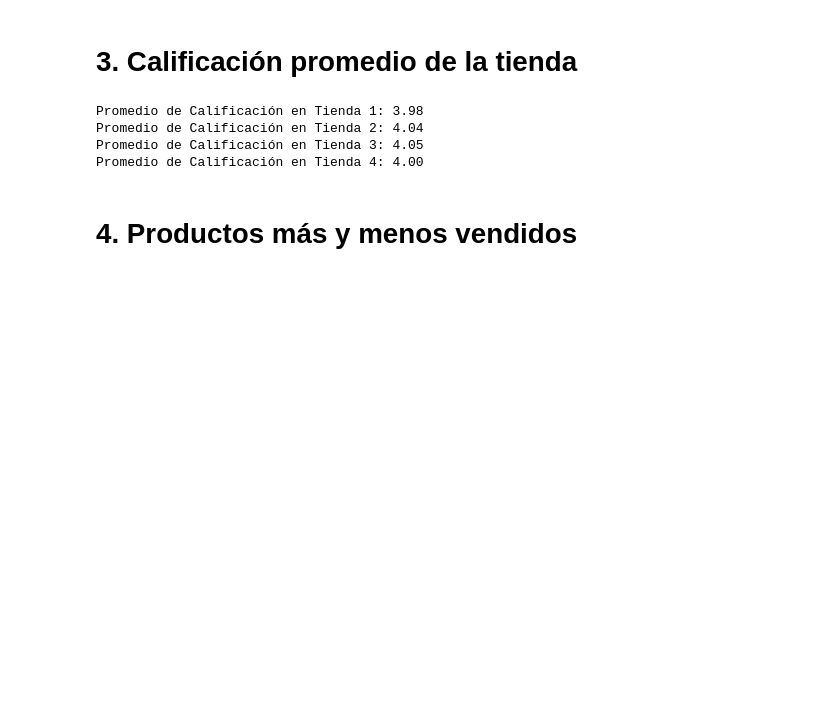
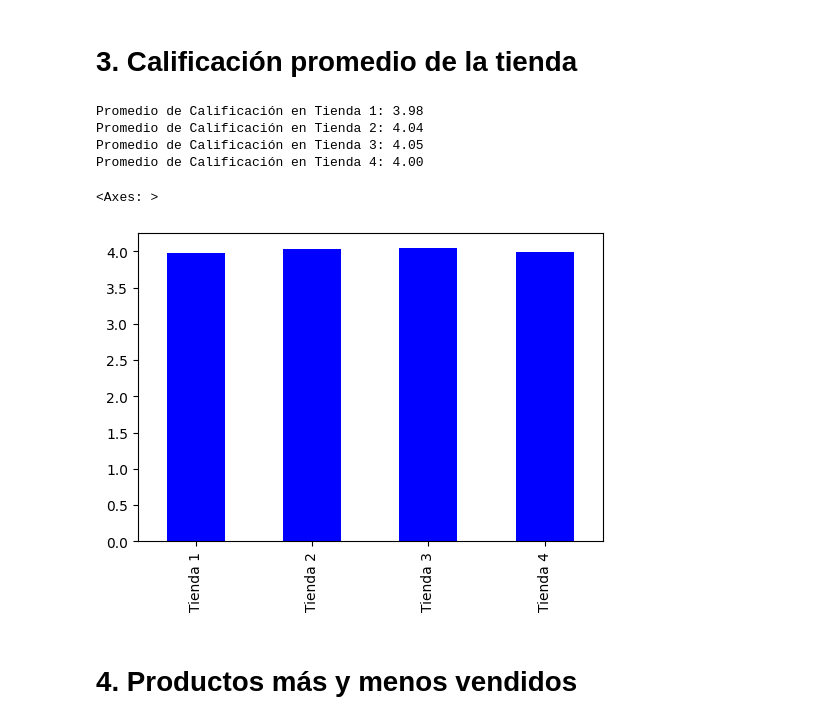
Before and after one commit to ferneysua123-dot/AluraStore_Ferney_Suarez, a Jupyter notebook: AluraStoreLatam.ipynb, the cells around one changed output. Saved outputs shown, nothing was run; the diff lists cells and outputs as text; code cells hidden in the pictures; blank space fills up the shorter version.

Commit message:
Finalización de código para productos más y menos vendidos. Resultado final y mejora en sección de ventas por tienda en $

```diff
--- a/AluraStoreLatam.ipynb
+++ b/AluraStoreLatam.ipynb
@@ -10,12 +10,12 @@ url2 = "https://raw.githubusercontent.com/alura-es-cursos/challenge1-data-scienc
 url3 = "https://raw.githubusercontent.com/alura-es-cursos/challenge1-data-science-latam/refs/heads/main/base-de-datos-challenge1-latam/tienda_3.csv"
 url4 = "https://raw.githubusercontent.com/alura-es-cursos/challenge1-data-science-latam/refs/heads/main/base-de-datos-challenge1-latam/tienda_4.csv"
 
-tienda = pd.read_csv(url)
+tienda1 = pd.read_csv(url)
 tienda2 = pd.read_csv(url2)
 tienda3 = pd.read_csv(url3)
 tienda4 = pd.read_csv(url4)
 
-tienda.head()
+tienda1.head()
 # %% [output]
 |  | Producto | Categoría del Producto | Precio | Costo de envío | Fecha de Compra | Vendedor | Lugar de Compra | ... |
 | 0 | Asistente virtual | Electrónicos | 164300.0 | 6900.0 | 16/01/2021 | Pedro Gomez | Bogotá | ... |
@@ -67,3 +67,20 @@ El ingreso total en tienda 1 = $1,150,880,400
 El ingreso total en tienda 2 = $1,116,343,500
 El ingreso total en tienda 3 = $1,098,019,600
 El ingreso total en tienda 4 = $1,038,375,700
+# %%
+# lista con DataFrames
+sucursales = [tienda1, tienda2, tienda3, tienda4]
+
+# Diccionario para almacenar las ventas
+facturacion = {}
+
+# Iterar sobre la lista de DataFrames
+for i, tienda in enumerate(sucursales):
+    # Calculamos el promedio de la columna 'Calificación'
+    ventas = tienda['Precio'].sum()
+    # Almacenamos el promedio en el diccionario, usando un nombre descriptivo
+    facturacion[f'tienda {i+1}'] = ventas
+
+# Imprimimos los promedios
+for nombre_tienda, ventas in facturacion.items():
+    print(f'las ventas en {nombre_tienda}: {ventas:,.0f}')
@@ -70,11 +92,11 @@ El ingreso total en tienda 4 = $1,038,375,700
 # %% [markdown]
 # 2. Ventas por categoría
 # %%
-tienda['Tienda'] = 'Tienda 1'
+tienda1['Tienda'] = 'Tienda 1'
 tienda2['Tienda'] = 'Tienda 2'
 tienda3['Tienda'] = 'Tienda 3'
 tienda4['Tienda'] = 'Tienda 4'
-categoria_tienda = pd.concat([tienda, tienda2, tienda3, tienda4])
+categoria_tienda = pd.concat([tienda1, tienda2, tienda3, tienda4])
 tabla_comparativa = categoria_tienda.groupby(['Categoría del Producto', 'Tienda'])['Producto'].count().unstack(fill_value=0)
 tabla_comparativa.loc['TOTAL_TIENDA'] = tabla_comparativa.sum(axis=0)
 
@@ -95,7 +117,7 @@ TOTAL_TIENDA                 2359      2359      2359      2358
 # 3. Calificación promedio de la tienda
 # %%
 # lista con DataFrames
-tiendas = [tienda, tienda2, tienda3, tienda4]
+tiendas = [tienda1, tienda2, tienda3, tienda4]
 
 # Diccionario para almacenar los promedios
 promedios = {}
@@ -115,5 +137,14 @@ Promedio de Calificación en Tienda 1: 3.98
 Promedio de Calificación en Tienda 2: 4.04
 Promedio de Calificación en Tienda 3: 4.05
 Promedio de Calificación en Tienda 4: 4.00
+# %%
+# Convirtiendo el diccionario en series de panda:
+series_calificacion_por_tienda = pd.Series(promedios)
+
+# Así se puede graficar considerando las series:
+series_calificacion_por_tienda.plot(kind='bar', figsize=(6, 4), color='blue')
+# %% [output]
+<Axes: >
+[figure, added]
 # %% [markdown]
 # 4. Productos más y menos vendidos
```
Also changed, not shown: parts of 6 cells of this notebook.
